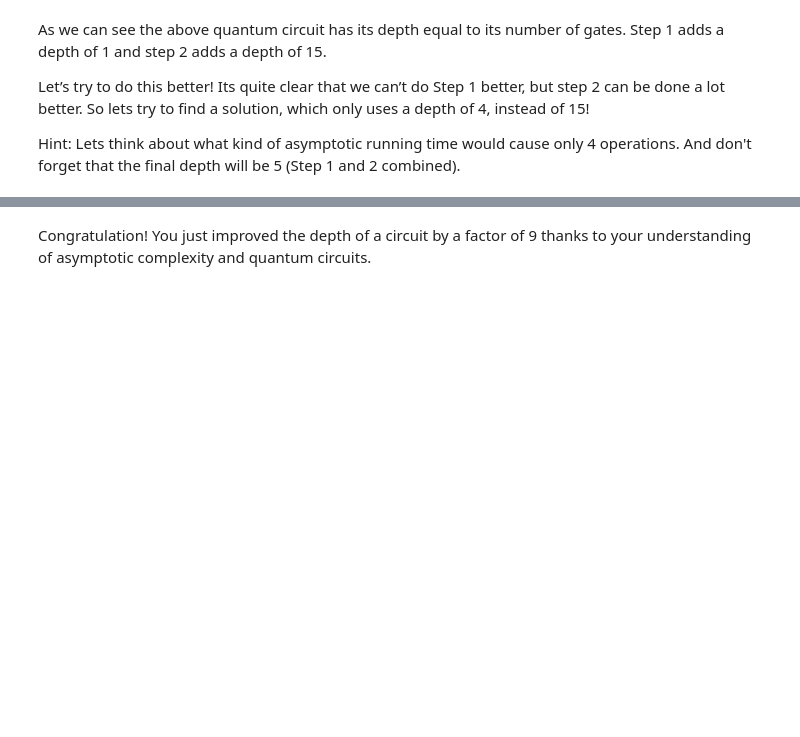
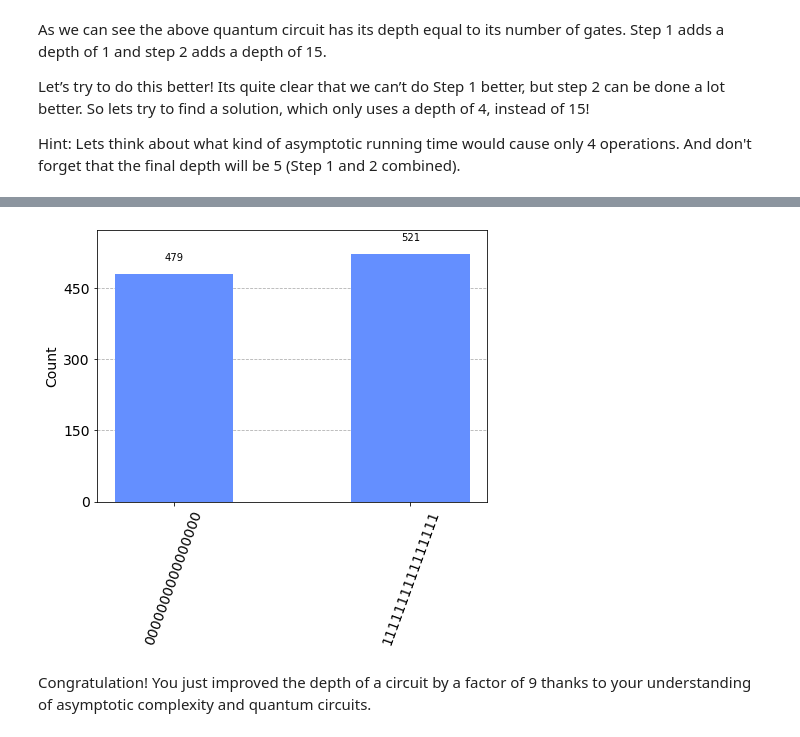
Before and after one commit to jebernate/QC_study, a Jupyter notebook: 2022/lab-1.ipynb, the cells around one changed output, grey strips where cells are left out. Cells and saved outputs as stored; diff of their text form; code cells hidden in the pictures; blank space fills up the shorter version.

```diff
--- a/2022/lab-1.ipynb
+++ b/2022/lab-1.ipynb
@@ -354,14 +404,16 @@ Hint: Lets think about what kind of asymptotic running time would cause only 4 o
 def lab1_ex8():
     qc = QuantumCircuit(16) #Same as above
 
-    #Step 1: Preparing the first qubit in superposition
+    # Step 1: Preparing the first qubit in superposition
     qc.h(0)
-
-    #
-    #
-    # FILL YOUR CODE IN HERE
-    #
+    qc.barrier()
+    # For step 2 we use
+    for i in range(4):
+        for k in range(2**i):
+            qc.cx(k,k+2**i)
+        qc.barrier()
     return qc
 
 qc = lab1_ex8()
-print(qc.depth())
+print('Depth:', qc.depth())
+qc.draw()
@@ -372,2 +439,9 @@ grade_lab1_ex8(lab1_ex8())
+# %%
+qc.measure_all()
+backend = Aer.get_backend('qasm_simulator') # we choose the simulator as our backend
+counts = execute(qc, backend, shots = 1000).result().get_counts() # we run the simulation and get the counts
+plot_histogram(counts) # let us plot a histogram to see the possible outcomes and corresponding probabilities
+# %% [output]
+[figure, added]
 # %% [markdown]
 Congratulation! You just improved the depth of a circuit by a factor of 9 thanks to your understanding of asymptotic complexity and quantum circuits.
```
Also changed, not shown: parts of 8 cells of this notebook.
